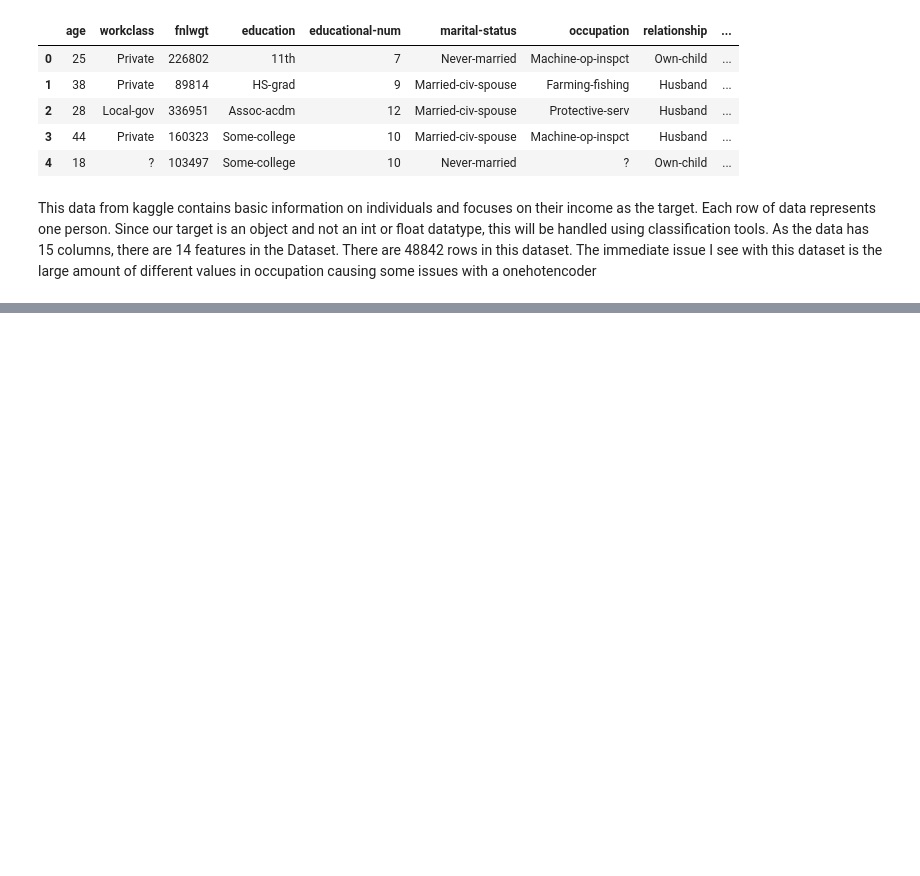
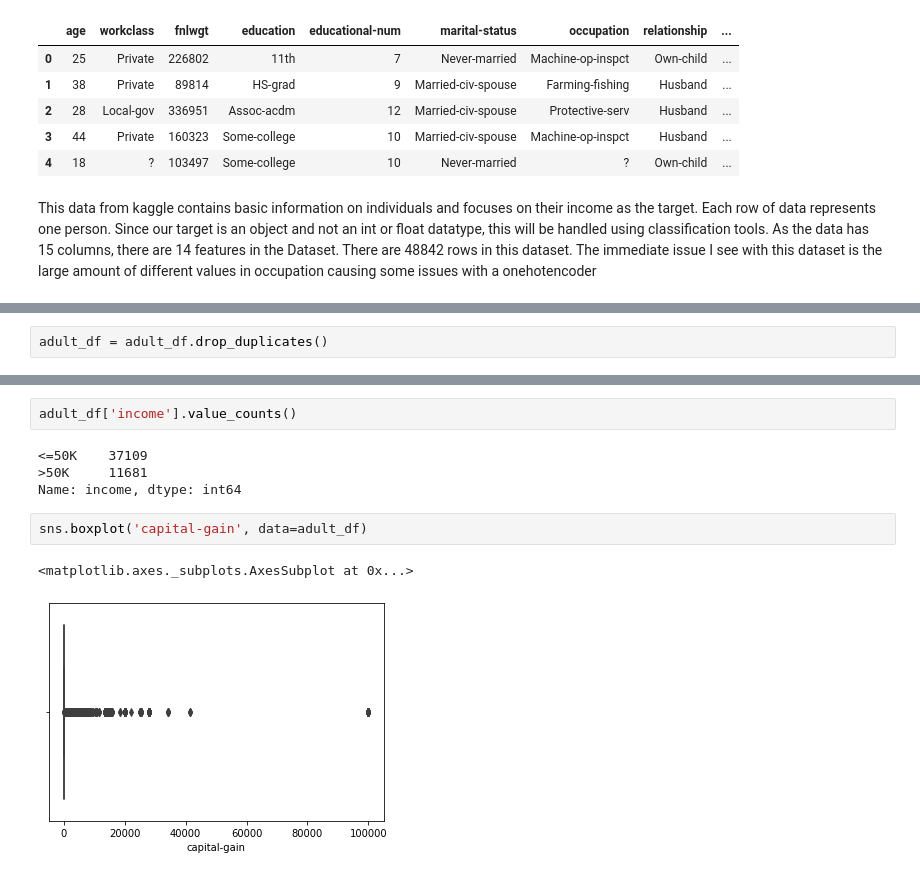
Before and after one commit to Ammon-Snell/Machine-Learning-Exercise, a Jupyter notebook: Adult_Income.ipynb, the cells around one changed output, grey strips where cells are left out. Saved outputs shown, nothing was run; the diff lists cells and outputs as text; blank space fills up the shorter version.

```diff
--- a/Adult_Income.ipynb
+++ b/Adult_Income.ipynb
@@ -23,0 +52,2 @@ adult_df.head()
+# %%
+adult_df = adult_df.drop_duplicates()
@@ -23,0 +182,11 @@ adult_df.head()
+# %%
+adult_df['income'].value_counts()
+# %% [output]
+<=50K    37109
+>50K     11681
+Name: income, dtype: int64
+# %%
+sns.boxplot('capital-gain', data=adult_df)
+# %% [output]
+<matplotlib.axes._subplots.AxesSubplot at 0x...>
+[figure, added]
```
Also changed, not shown: parts of 26 cells of this notebook.
